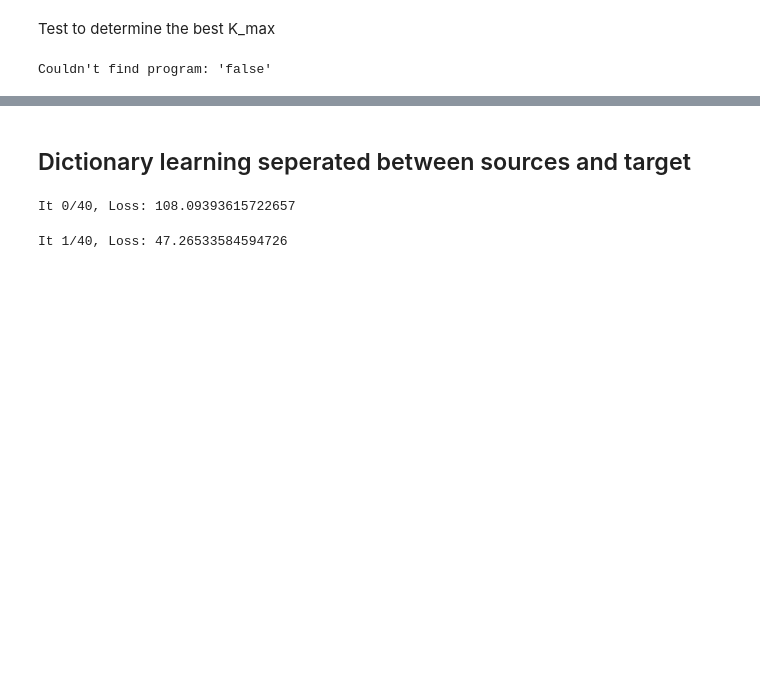
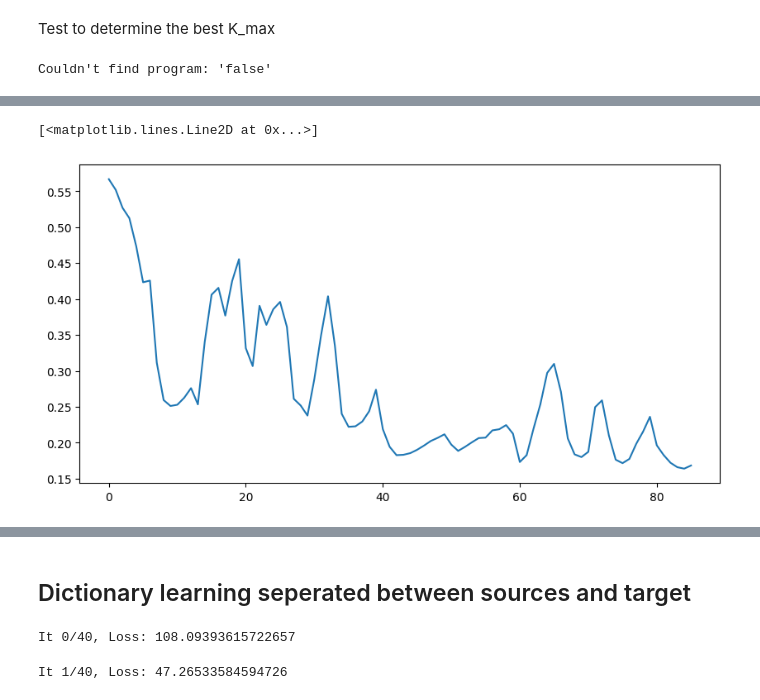
Before and after one commit to Stevan-LS/Online-DaDiL, a Jupyter notebook: PyDiL-main/PyDiL-main/CSTR - DaDiL Centralized.ipynb, the cells around one changed output, grey strips where cells are left out. Cells and saved outputs as stored; diff of their text form; code cells hidden in the pictures; blank space fills up the shorter version.

```diff
--- a/PyDiL-main/PyDiL-main/CSTR - DaDiL Centralized.ipynb
+++ b/PyDiL-main/PyDiL-main/CSTR - DaDiL Centralized.ipynb
@@ -138,0 +207,40 @@ Couldn't find program: 'false'
+# %%
+dictionary_target = LabeledDictionaryGMM(XP=XP_sources,
+                           YP=YP_sources,
+                           A=None,
+                           n_samples=n_samples,
+                           n_dim=X.shape[1],
+                           n_classes=13,
+                           n_components=n_components,
+                           weight_initialization='uniform',
+                           n_distributions=1,
+                           loss_fn=criterion,
+                           learning_rate_features=0,
+                           learning_rate_labels=0,
+                           learning_rate_weights=1e-1,
+                           reg_e=0.0,
+                           n_iter_barycenter=10,
+                           n_iter_sinkhorn=20,
+                           n_iter_emd=1000000,
+                           domain_names=None,
+                           grad_labels=True,
+                           optimizer_name='Adam',
+                           balanced_sampling=True,
+                           sampling_with_replacement=True,
+                           barycenter_tol=1e-9,
+                           barycenter_beta=None,
+                           tensor_dtype=torch.float32,
+                           track_atoms=False,
+                           schedule_lr=False,
+                           GMM_components=13,
+                           GMM_dim_reduction=dim_reduction)
+# %%
+i = 0
+while i < Xt.shape[0]-dim_reduction:
+    print(i)
+    dictionary_target.fit_target_sample(Xt[i:i+dim_reduction, :],
+                                        batches_per_it=n_samples // batch_size,
+                                        batch_size=batch_size,
+                                        verbose=True,
+                                        regularization=False,)
+    i += dim_reduction
@@ -138,0 +268,6 @@ Couldn't find program: 'false'
+# %%
+fig, ax = plt.subplots(figsize=(10, 5))
+ax.plot(dictionary_target.history['loss_per_dataset']['Domain 0'])
+# %% [output]
+[<matplotlib.lines.Line2D at 0x...>]
+[figure, added]
```
Also changed, not shown: parts of 32 cells of this notebook, 2 other files.
